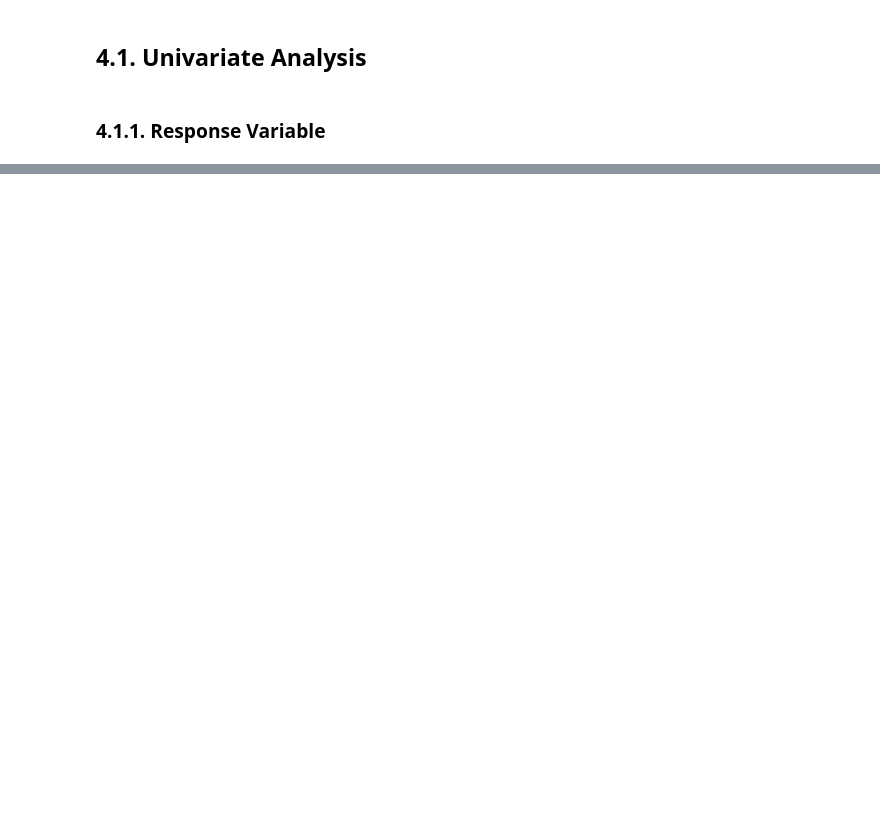
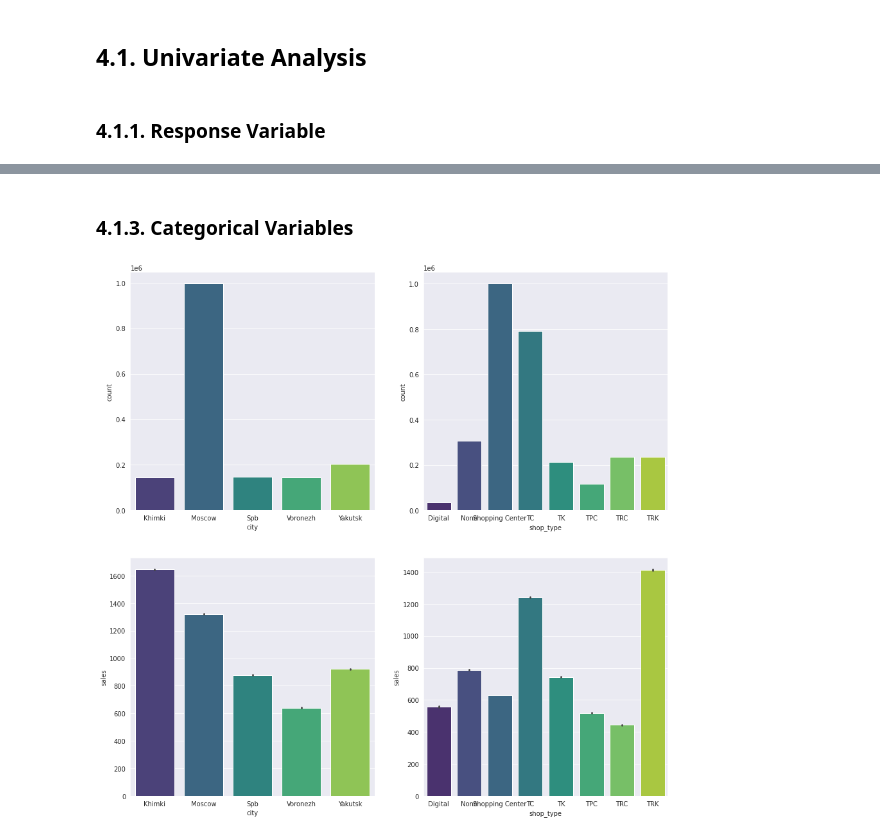
Before and after one commit to Matheus-Homem/future-sales-prediction, a Jupyter notebook: notebook/Future_Sales_Prediction.ipynb, the cells around one changed output, grey strips where cells are left out. Saved outputs shown, nothing was run; the diff lists cells and outputs as text; code cells hidden in the pictures; blank space fills up the shorter version.

```diff
--- a/notebook/Future_Sales_Prediction.ipynb
+++ b/notebook/Future_Sales_Prediction.ipynb
@@ -343,0 +391,37 @@ sns.distplot(df4['sales'],color=viridis)
+# %% [markdown]
+### 4.1.3. Categorical Variables
+# %%
+#@title Barplot and countplot for most frequent cities and shop_types
+f, axes = plt.subplots(2,2,figsize=(15,15))
+
+# city
+aux1 = sorted(list(df4['city'].value_counts().index)[:5])
+sns.countplot(df4[df4['city'].isin(aux1)]['city'],
+              order=aux1,
+              palette='viridis',
+              ax=axes[0,0])
+
+sns.barplot(data=df4[df4['city'].isin(aux1)],
+            x='city',
+            y='sales',
+            palette='viridis',
+            order=aux1,
+            ax=axes[1,0])
+
+# shop_type
+aux2 = sorted(list(df4['shop_type'].unique()))
+sns.countplot(df4['shop_type'],
+              order=aux2,
+              palette='viridis',
+              ax=axes[0,1])
+
+sns.barplot(data=df4,
+            x='shop_type',
+            y='sales',
+            palette='viridis',
+            order=aux2,
+            ax=axes[1,1])
+
+plt.show()
+# %% [output]
+[figure, added]
```
Also changed, not shown: parts of 16 cells of this notebook.
